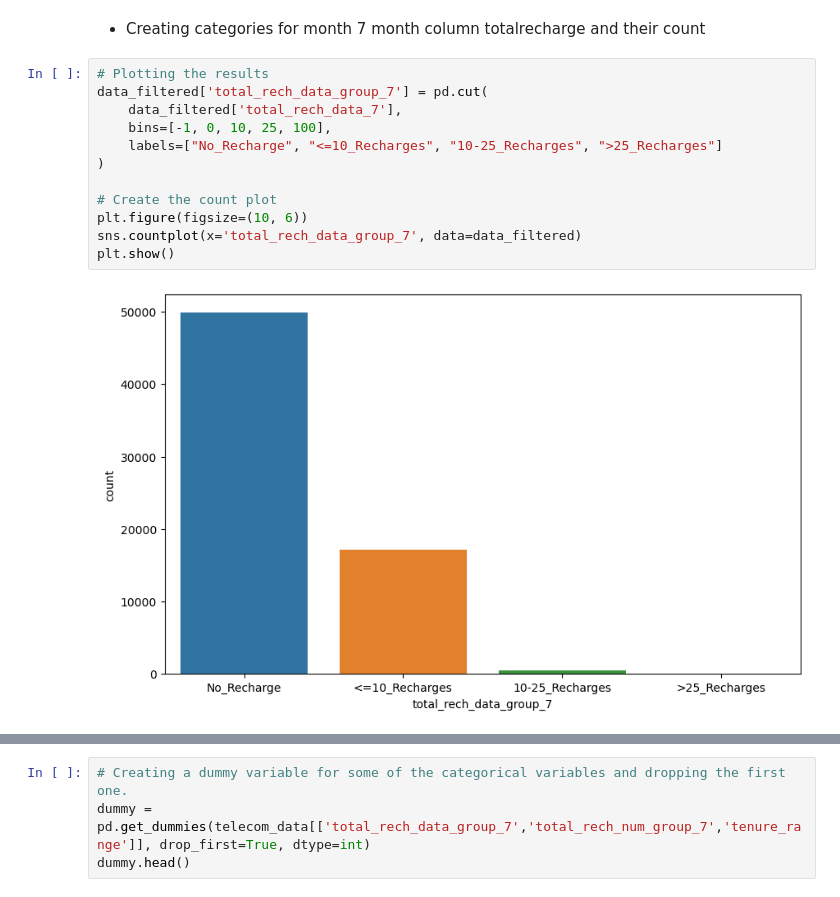
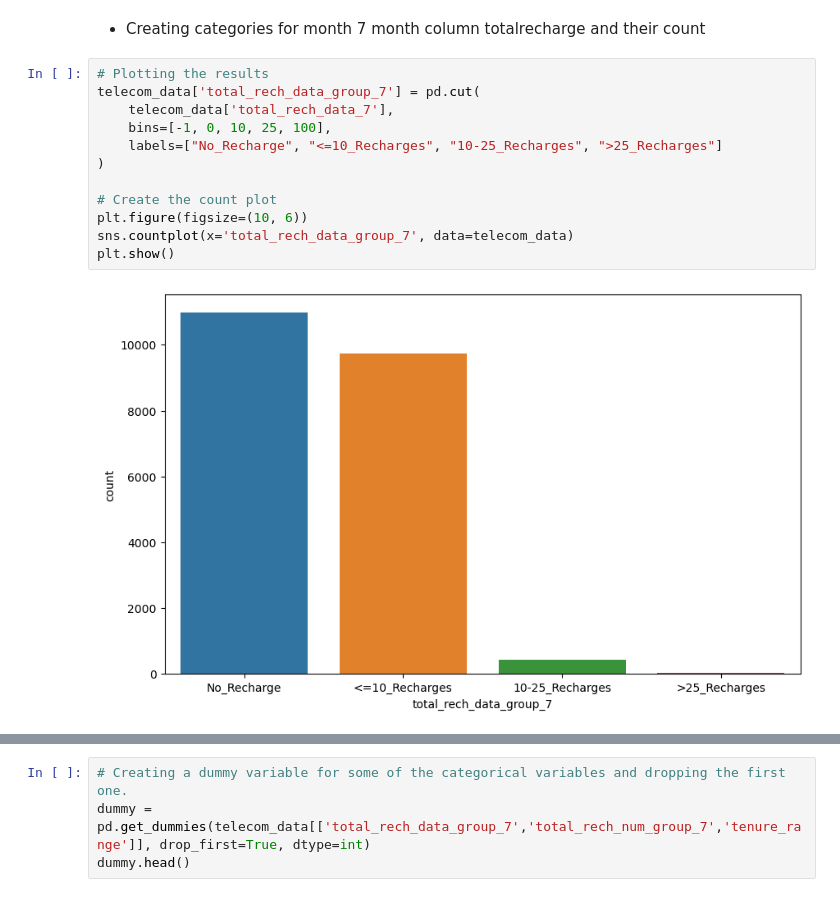
Before and after one commit to SanjayaKumarSahoo/telecom-churn-group-case-study, a Jupyter notebook: solution.ipynb, the cells around one changed output, grey strips where cells are left out. Saved outputs shown, nothing was run; the diff lists cells and outputs as text.

```diff
--- a/solution.ipynb
+++ b/solution.ipynb
@@ -711,16 +709,16 @@ plt.show()
 - Creating categories for month 7 month column totalrecharge and their count
 # %%
 # Plotting the results
-data_filtered['total_rech_data_group_7'] = pd.cut(
-    data_filtered['total_rech_data_7'],
+telecom_data['total_rech_data_group_7'] = pd.cut(
+    telecom_data['total_rech_data_7'],
     bins=[-1, 0, 10, 25, 100],
     labels=["No_Recharge", "<=10_Recharges", "10-25_Recharges", ">25_Recharges"]
 )
 
 # Create the count plot
 plt.figure(figsize=(10, 6))
-sns.countplot(x='total_rech_data_group_7', data=data_filtered)
+sns.countplot(x='total_rech_data_group_7', data=telecom_data)
 plt.show()
 # %% [output]
-[figure, old version]
+[figure, new version]
 # %%
```
Also changed, not shown: parts of 11 cells of this notebook.
